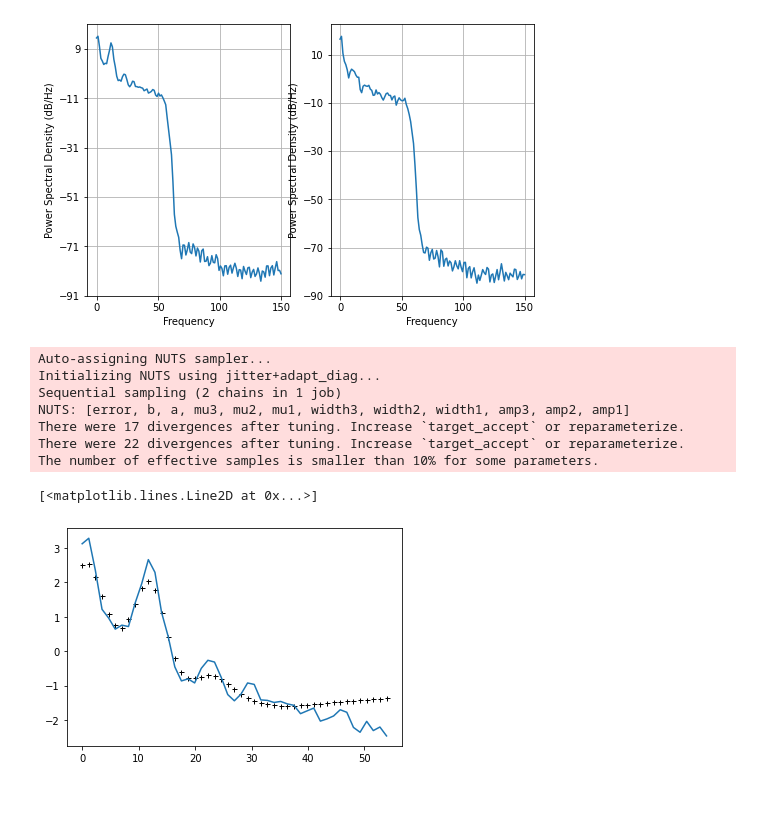
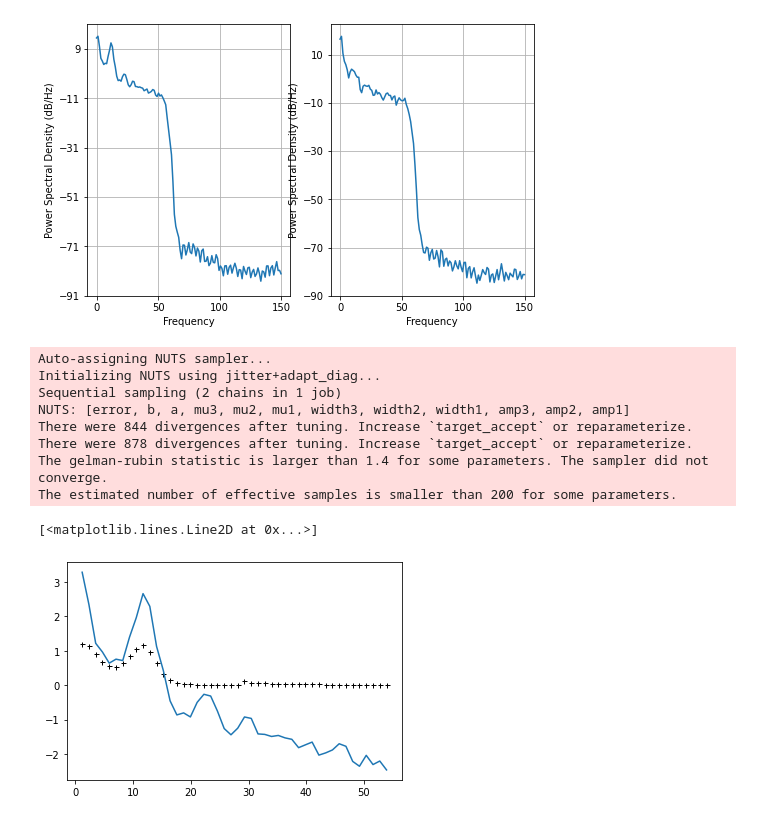
Before and after one commit to AraiKensuke/FitSpectrum, a Jupyter notebook: FitPowerSpec.ipynb, the cells around one changed output. Saved outputs shown, nothing was run; the diff lists cells and outputs as text; code cells hidden in the pictures.

```diff
--- a/FitPowerSpec.ipynb
+++ b/FitPowerSpec.ipynb
@@ -156,19 +174,20 @@ eeg_psd2, eeg_f_psd2 = plt.psd(eeg[4500:, eeg_channel], Fs=300)
 # %% [output]
 [figure]
 # %%
-theseInds = _N.where(eeg_f_psd1 < 55)[0]
+theseInds = _N.where((eeg_f_psd1 < 55) & (eeg_f_psd1 > 0))[0]
 
-trace1 = do_fit_psd(eeg_f_psd1[theseInds], _N.log(eeg_psd1[theseInds]))
+trace1, model = do_fit_psd(eeg_f_psd1[theseInds], _N.log(eeg_psd1[theseInds]))
 y_fit = _N.percentile(trace1.gauss,50,axis=0)
 plt.plot(eeg_f_psd1[theseInds], y_fit,'k', marker='+', ls='None', ms=5, mew=1, label='Fit')
 plt.plot(eeg_f_psd1[theseInds], _N.log(eeg_psd1[theseInds]))
 # %% [output]
 Auto-assigning NUTS sampler...
 Initializing NUTS using jitter+adapt_diag...
 Sequential sampling (2 chains in 1 job)
 NUTS: [error, b, a, mu3, mu2, mu1, width3, width2, width1, amp3, amp2, amp1]
-There were 17 divergences after tuning. Increase `target_accept` or reparameterize.
-There were 22 divergences after tuning. Increase `target_accept` or reparameterize.
-The number of effective samples is smaller than 10% for some parameters.
+There were 844 divergences after tuning. Increase `target_accept` or reparameterize.
+There were 878 divergences after tuning. Increase `target_accept` or reparameterize.
+The gelman-rubin statistic is larger than 1.4 for some parameters. The sampler did not converge.
+The estimated number of effective samples is smaller than 200 for some parameters.
 [<matplotlib.lines.Line2D at 0x...>]
-[figure, old version]
+[figure, new version]
```
Also changed, not shown: parts of 6 cells of this notebook.
